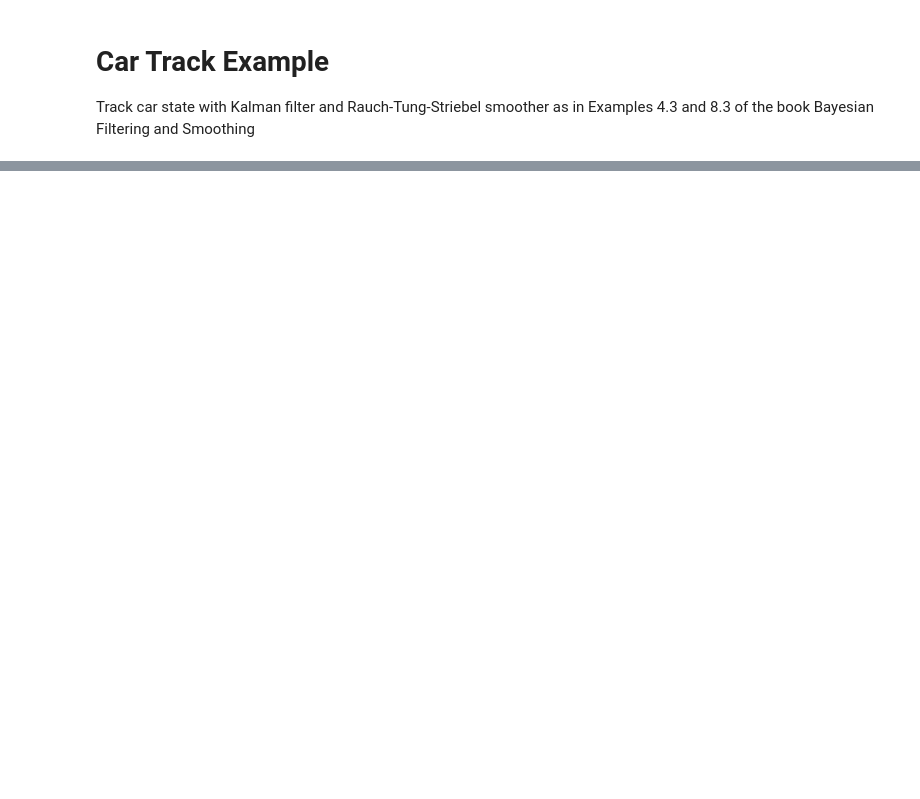
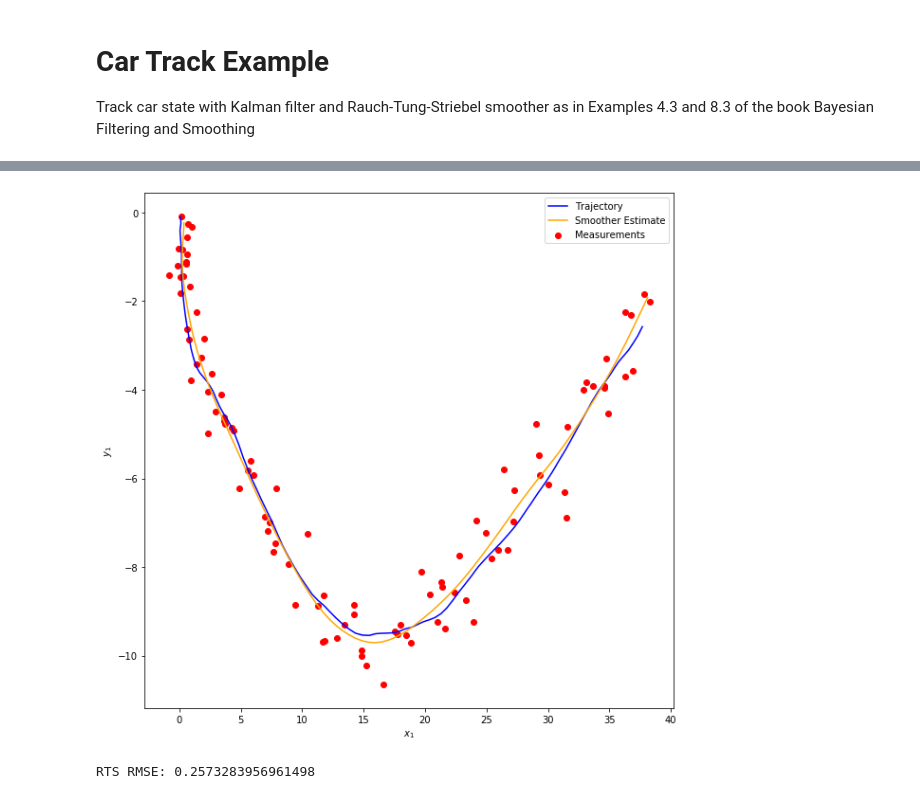
Before and after one commit to EEA-sensors/Bayesian-Filtering-and-Smoothing, a Jupyter notebook: python/example_notebooks/car_track.ipynb, the cells around one changed output, grey strips where cells are left out. Cells and saved outputs as stored; diff of their text form; code cells hidden in the pictures; blank space fills up the shorter version.

```diff
--- a/python/example_notebooks/car_track.ipynb
+++ b/python/example_notebooks/car_track.ipynb
@@ -14,0 +124,38 @@ os.getcwd()
+# %%
+def smoother(kf_m, kf_P, A, Q, H, R):
+    steps, M = kf_m.shape
+
+    rts_m = np.empty((steps, M))
+    rts_P = np.empty((steps, M, M))
+
+    m = kf_m[-1]
+    P = kf_P[-1]
+
+    rts_m[-1] = m
+    rts_P[-1] = P
+
+    for i in range(steps-2, -1, -1):
+        filtered_m = kf_m[i]
+        filtered_P = kf_P[i]
+
+        mp = A @ filtered_m
+        Pp = A @ filtered_P @ A.T + Q
+        Ck = filtered_P @ A.T @ np.linalg.inv(Pp)
+        m = filtered_m + Ck @ (m - mp)
+        P = filtered_P + Ck @ (P - Pp) @ Ck.T
+
+        rts_m[i] = m
+        rts_P[i] = P
+
+    return rts_m, rts_P
+# %%
+rts_m, rts_P = smoother(kf_m, kf_P, A, Q, H, R)
+# %%
+plot(observations, states, "Trajectory", rts_m, "Smoother Estimate")
+# %% [output]
+[figure, added]
+# %%
+rmse_rts = rmse(states[:, :2], rts_m[:, :2])
+print(f"RTS RMSE: {rmse_rts}")
+# %% [output]
+RTS RMSE: 0.2573283956961498
```
Also changed, not shown: parts of 27 cells of this notebook.
